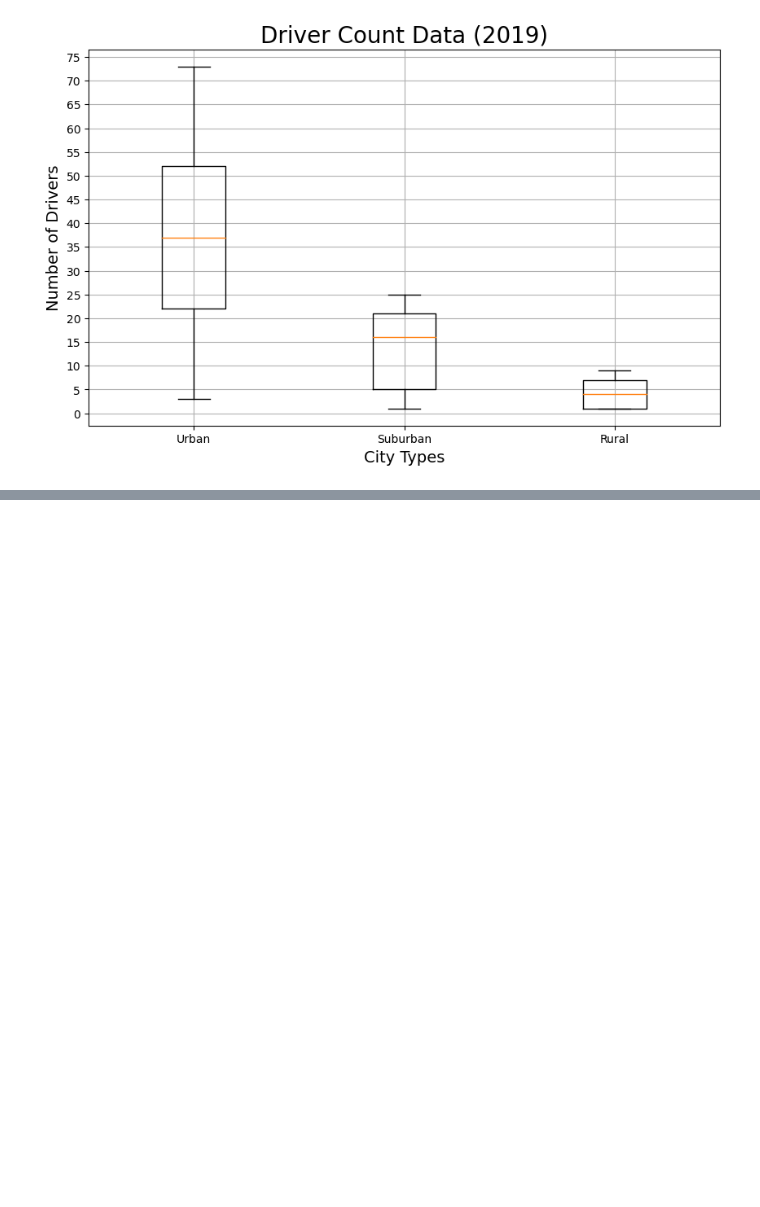
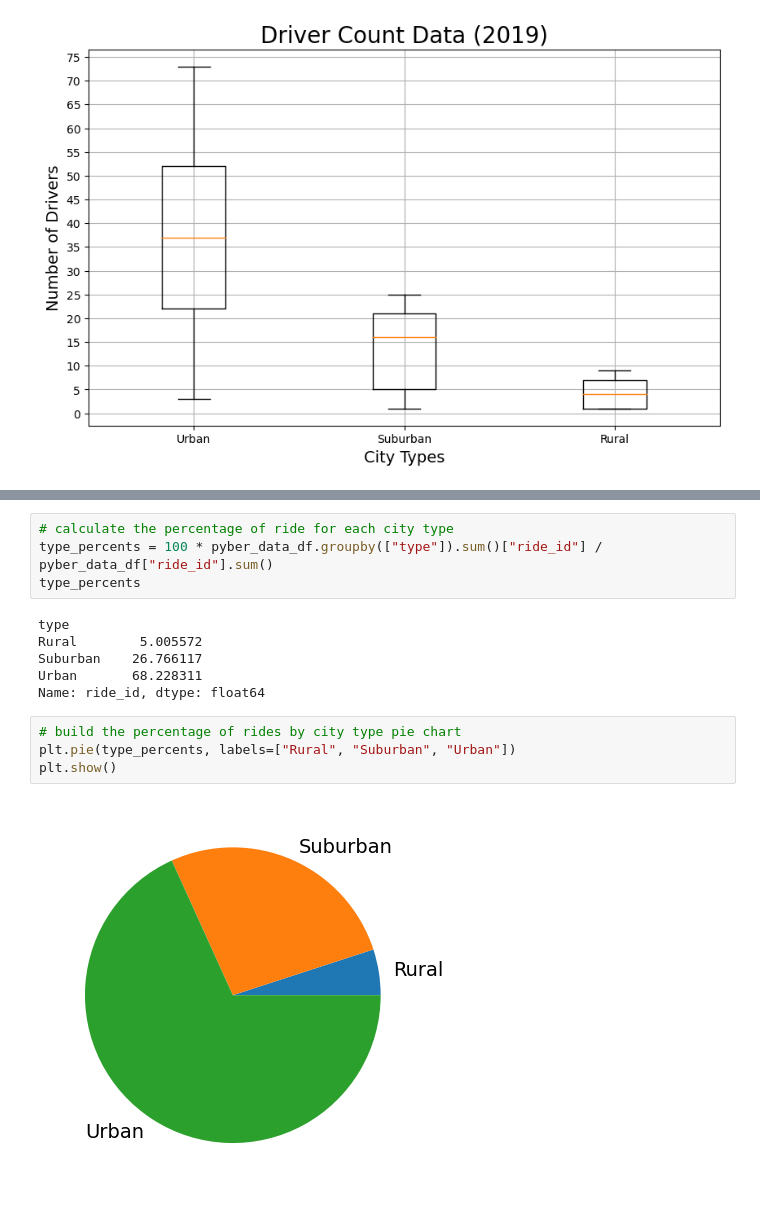
Before and after one commit to saraglenn/PyBer_Analysis, a Jupyter notebook: PyBer-checkpoint.ipynb, the cells around one changed output, grey strips where cells are left out. Saved outputs shown, nothing was run; the diff lists cells and outputs as text; blank space fills up the shorter version.

```diff
--- a/PyBer-checkpoint.ipynb
+++ b/PyBer-checkpoint.ipynb
@@ -915,0 +1008,16 @@ plt.show()
+# %%
+# calculate the percentage of ride for each city type
+type_percents = 100 * pyber_data_df.groupby(["type"]).sum()["ride_id"] / pyber_data_df["ride_id"].sum()
+type_percents
+# %% [output]
+type
+Rural        5.005572
+Suburban    26.766117
+Urban       68.228311
+Name: ride_id, dtype: float64
+# %%
+# build the percentage of rides by city type pie chart
+plt.pie(type_percents, labels=["Rural", "Suburban", "Urban"])
+plt.show()
+# %% [output]
+[figure, added]
```
Also changed, not shown: parts of 16 cells of this notebook.
